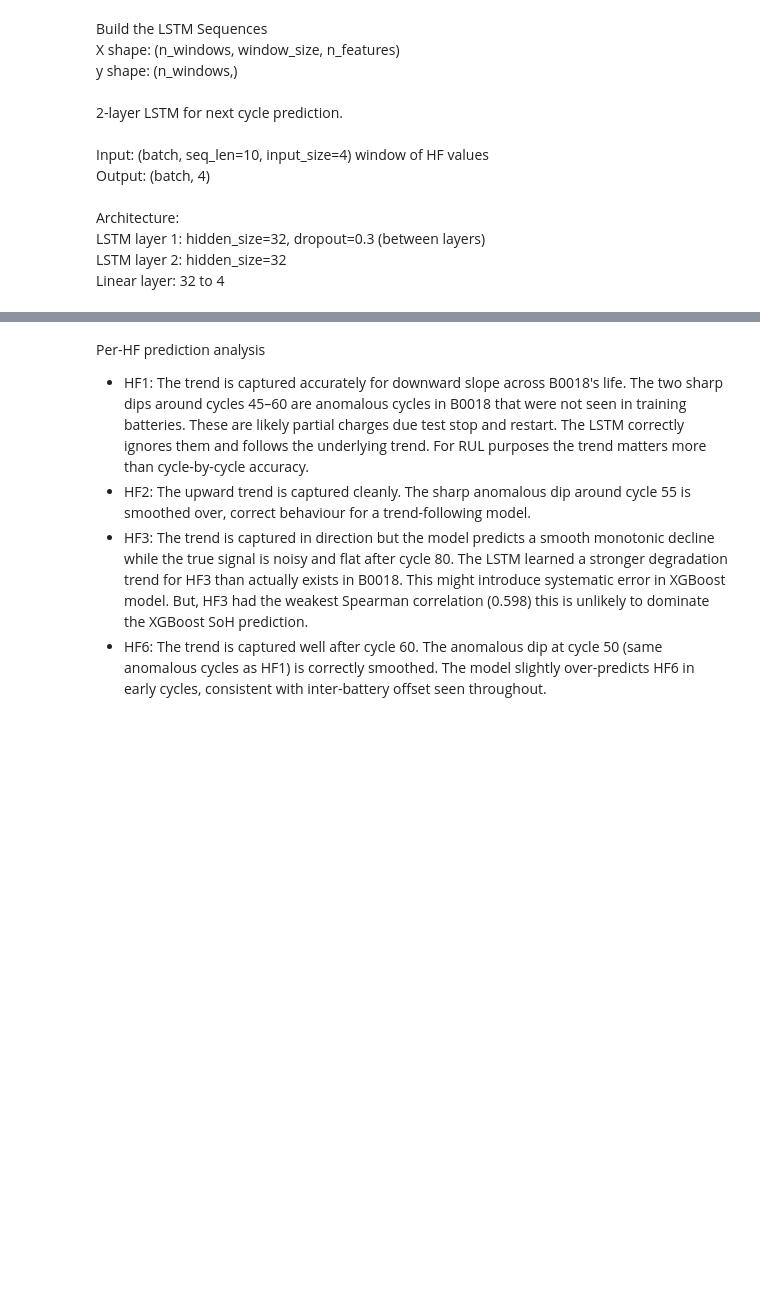
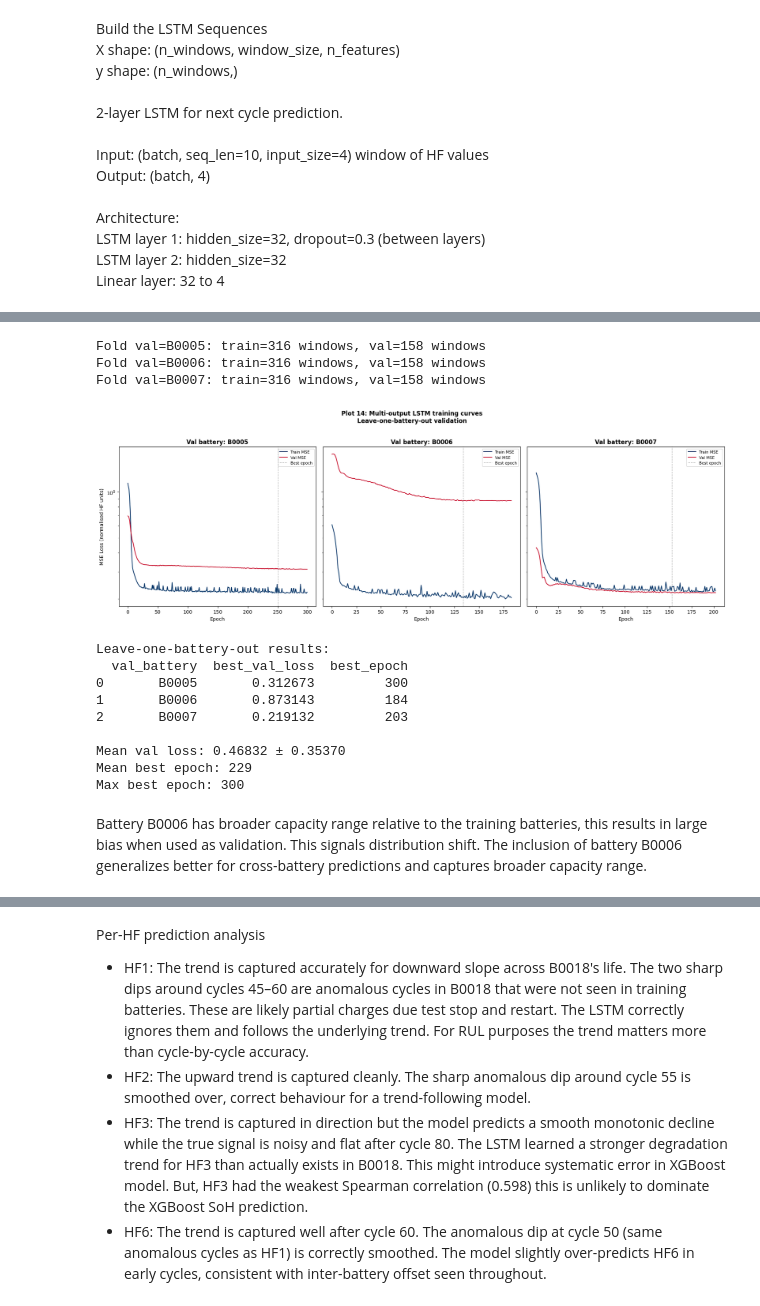
Before and after one commit to adithyaprasadsv/battery-soh-ml, a Jupyter notebook: battery_soh_script.ipynb, the cells around one changed output, grey strips where cells are left out. Drawn from its saved outputs; the diff is of its cells as text; code cells hidden in the pictures; blank space fills up the shorter version.

Commit message:
Analysis and results summary.

```diff
--- a/battery_soh_script.ipynb
+++ b/battery_soh_script.ipynb
@@ -593,22 +723,30 @@ print(f"B0018 RMSE: {rmse_best:.4f} Ah")
 ## Generate the metrics to analyse
 For each cycle zone: early, mid and late, generate the results. Analysis at 3 zones to minimize the impact of inter-battery variance.
 # %%
-print("\nRMSE by life phase on B0018")
+# Cycle Level Metrics
 cycles_test = test_df["cycle"].values
+y_true = y_test.values
+
 phases = {
-    "Early (1–44)": (cycles_test >= 1)  & (cycles_test <= 44),
-    "Mid (45–88)": (cycles_test >= 45) & (cycles_test <= 88),
-    "Late (89–132)": (cycles_test >= 89) & (cycles_test <= 132),
+    "Early (1-44)":(cycles_test >= 1)  & (cycles_test <= 44),
+    "Mid (45-88)":(cycles_test >= 45) & (cycles_test <= 88),
+    "Late (89-132)":(cycles_test >= 89) & (cycles_test <= 132)
 }
 
-phase_rows = []
-for name in pipelines:
+# Summary
+print("Holdout metrics (B0018)")
+full_rows = []
+for name in ["Ridge", "RandomForest", "XGBoost"]:
     y_pred = holdout_results[name]["y_pred"]
-    row = {"Model": name}
-    for phase_label, mask in phases.items():
-        rmse_p = mean_squared_error(y_test.values[mask], y_pred[mask]) ** 0.5
-        row[phase_label] = round(rmse_p, 4)
-    phase_rows.append(row)
-
-phase_df = pd.DataFrame(phase_rows).set_index("Model")
-print(phase_df.to_string())
+    resid  = y_true - y_pred
+    full_rows.append({
+        "Model": name,
+        "RMSE": round(mean_squared_error(y_true, y_pred)**0.5, 4),
+        "MAE": round(mean_absolute_error(y_true, y_pred), 4),
+        "R²": round(r2_score(y_true, y_pred), 5),
+        "Bias(mean)": round(resid.mean(), 5),   # systematic over/under prediction
+        "Resid std": round(resid.std(), 5),     # spread of errors
+        "Max |err|": round(np.abs(resid).max(), 4),
+    })
+full_df = pd.DataFrame(full_rows).set_index("Model")
+print(full_df.to_string())
@@ -1098,10 +1269,11 @@ for ax, VAL_BAT in zip(axes, TRAIN_BATS):
     X_vl_t = torch.tensor(X_vl_fold, dtype=torch.float32)
     y_vl_t = torch.tensor(y_vl_fold, dtype=torch.float32)
 
-    train_loader = DataLoader(TensorDataset(X_tr_t, y_tr_t), batch_size=16, shuffle=True)
-    val_loader = DataLoader(TensorDataset(X_vl_t, y_vl_t), batch_size=16, shuffle=False)
+    train_loader = DataLoader(TensorDataset(X_tr_t, y_tr_t), batch_size=32, shuffle=True)
+    val_loader = DataLoader(TensorDataset(X_vl_t, y_vl_t), batch_size=32, shuffle=False)
 
-    criterion = nn.MSELoss()
+    # criterion = nn.MSELoss()
+    criterion = nn.HuberLoss(delta=1.0)
     optimizer = torch.optim.Adam(fold_model.parameters(), lr=0.0005, weight_decay=1e-4)
     scheduler = torch.optim.lr_scheduler.ReduceLROnPlateau(optimizer, mode="min", factor=0.5, patience=15)
     early_stopper = EarlyStopping(patience=50)
@@ -1137,32 +1309,48 @@ for ax, VAL_BAT in zip(axes, TRAIN_BATS):
 
     early_stopper.restore(fold_model)
     fold_results.append({
         "val_battery": VAL_BAT,
         "best_val_loss": early_stopper.best_loss,
         "best_epoch": epoch
     })
 
     ## Training curve for this fold, on its own subplot
     ax.plot(train_losses, color="#003366", linewidth=1.5, label="Train MSE")
     ax.plot(val_losses, color="#C8102E", linewidth=1.5, label="Val MSE")
     ax.axvline(epoch - early_stopper.patience, color="gray", linestyle="--",
                linewidth=1, alpha=0.6, label="Best epoch")
     ax.set_xlabel("Epoch")
     ax.set_title(f"Val battery: {VAL_BAT}", fontweight="bold")
     ax.set_yscale("log")
     ax.legend(fontsize=8)
 
 axes[0].set_ylabel("MSE Loss (normalised HF units)")
-fig.suptitle("Plot 14: Multi-output LSTM training curves — leave-one-battery-out",
+fig.suptitle("Plot 14: Multi-output LSTM training curves\nLeave-one-battery-out validation",
              fontweight="bold", y=1.02)
 plt.tight_layout()
 plt.savefig("./assets/plot14_training_curves.png", dpi=150, bbox_inches="tight")
 plt.show()
 
 fold_df = pd.DataFrame(fold_results)
 print("\nLeave-one-battery-out results:")
 print(fold_df)
 print(f"\nMean val loss: {fold_df['best_val_loss'].mean():.5f} ± {fold_df['best_val_loss'].std():.5f}")
 print(f"Mean best epoch: {fold_df['best_epoch'].mean():.0f}")
 print(f"Max best epoch: {fold_df['best_epoch'].max():.0f}")
+# %% [output]
+Fold val=B0005: train=316 windows, val=158 windows
+Fold val=B0006: train=316 windows, val=158 windows
+Fold val=B0007: train=316 windows, val=158 windows
+[figure, added]
+Leave-one-battery-out results:
+  val_battery  best_val_loss  best_epoch
+0       B0005       0.312673         300
+1       B0006       0.873143         184
+2       B0007       0.219132         203
+
+Mean val loss: 0.46832 ± 0.35370
+Mean best epoch: 229
+Max best epoch: 300
+# %% [markdown]
+Battery B0006 has broader capacity range relative to the training batteries, this results in large bias when used as validation. This signals distribution shift. The inclusion of battery B0006 generalizes better for cross-battery predictions and captures broader capacity range.
 # %%
```
Also changed, not shown: parts of 89 cells of this notebook, 20 other files.
